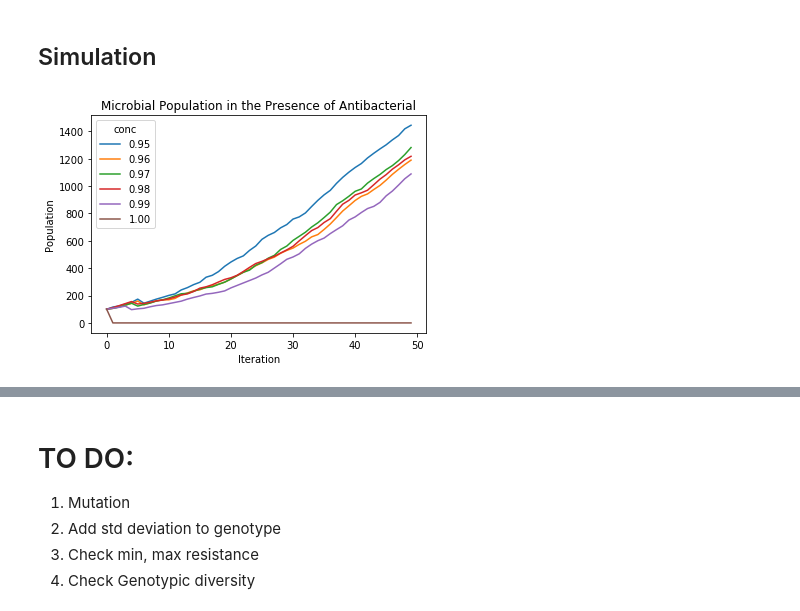
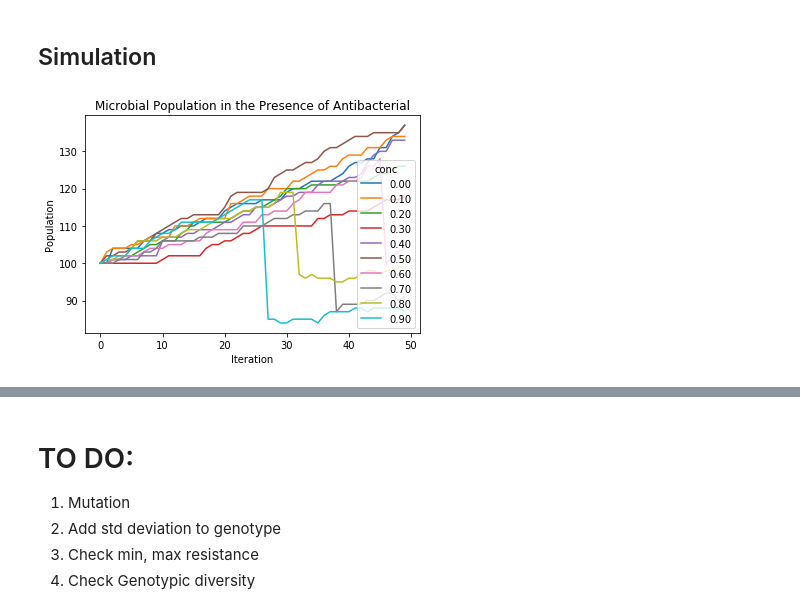
Before and after one commit to KirtusLeyba/pheno-evo, a Jupyter notebook: python_src/ModelTests.ipynb, the cells around one changed output, grey strips where cells are left out. Saved outputs shown, nothing was run; the diff lists cells and outputs as text; code cells hidden in the pictures.

```diff
--- a/python_src/ModelTests.ipynb
+++ b/python_src/ModelTests.ipynb
@@ -110,37 +123,37 @@ class agent:
 initPopSize = 100
 gridWidth = 50
 gridHeight = 50
 numIters = 50
-bGrowthRate = 0.1 # basal growth rate
-dmgRate = 0.1
+bGrowthRate = 0.005 # basal growth rate
+dmgRate = 0.5
 
-concRange = np.arange(0.95,1.00,0.01)
+concRange = np.arange(0.0,1.00,0.10)
 
 ## try different concentrations
 plt.figure()
 for i in range(len(concRange)):
     ### statistic variables
     pop = [] ### track pop size over time
     births = [] ### track births over time
     deaths = [] ### track deaths over time
     avgRes = []
     totalConc=[]
 
     runSim(concRange[i],
            pop,
            births,
            deaths,
            dmgRate,
            avgRes,
           totalConc)
     plt.plot(pop, label="{:.2f}".format(concRange[i]))
 plt.xlabel("Iteration")
 plt.ylabel("Population")
 plt.legend(title="conc")
 plt.title("Microbial Population in the Presence of Antibacterial")
 plt.show()
 # %% [output]
-[figure, old version]
+[figure, new version]
 # %%
 ## Evaluate evolution of resistance
 ### statistic variables
```
Also changed, not shown: parts of 22 cells of this notebook, 2 other files.
